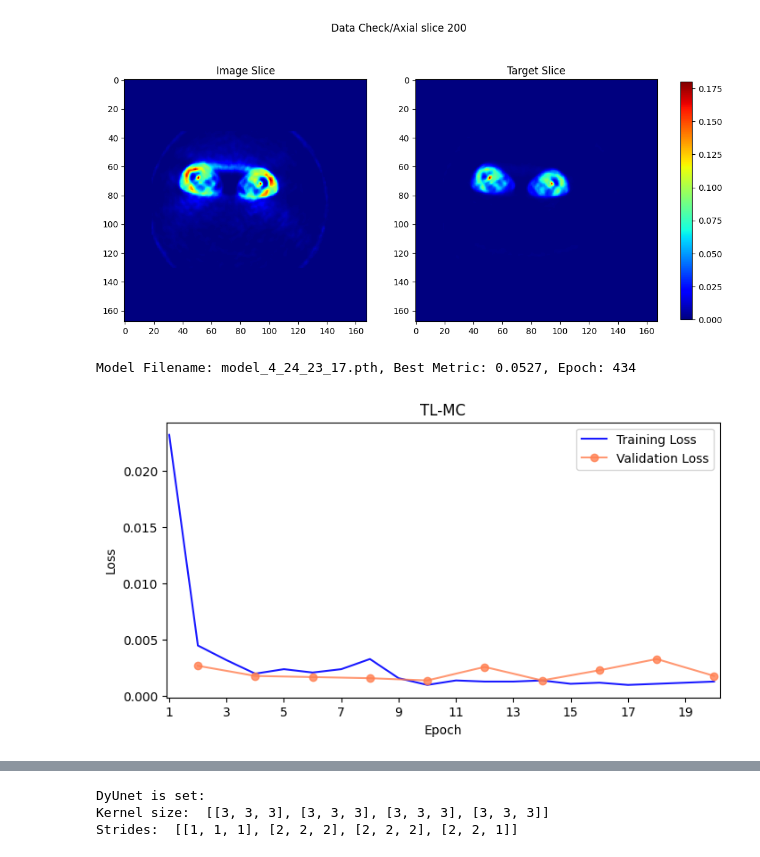
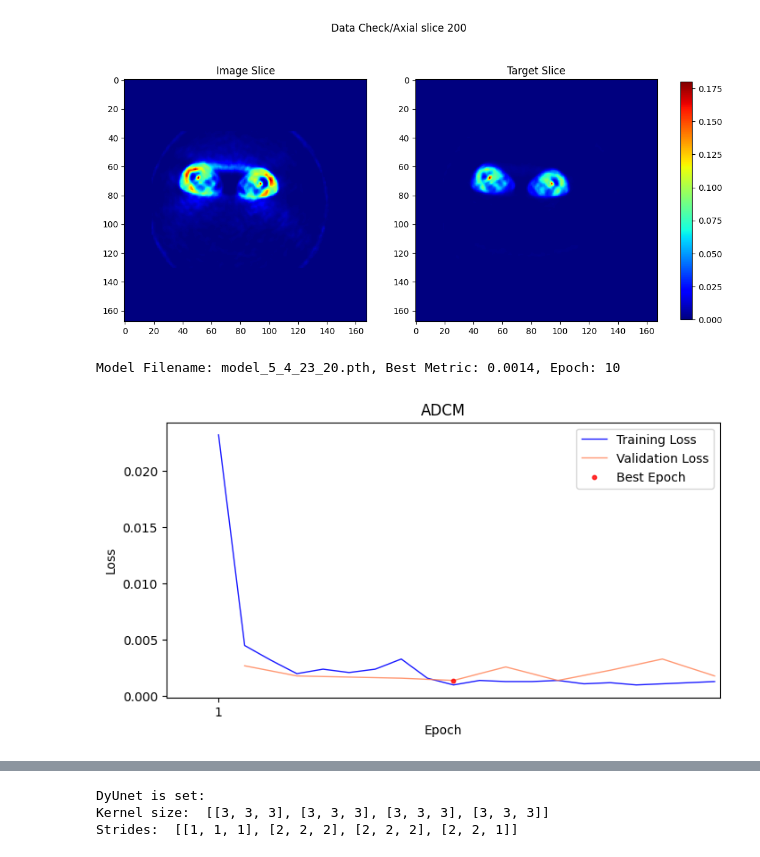
Before and after one commit to s-shahpouri/DL_PET, a Jupyter notebook: Inference_Dyunet.ipynb, the cells around one changed output, grey strips where cells are left out. Saved outputs shown, nothing was run; the diff lists cells and outputs as text; code cells hidden in the pictures.

```diff
--- a/Inference_Dyunet.ipynb
+++ b/Inference_Dyunet.ipynb
@@ -108,17 +108,17 @@ log_filename = 'log_3_27_8_47.txt' # Tuned for fdg
 log_filename = 'log_4_17_16_3.txt'
 log_filename = 'log_4_17_19_29.txt' # Ga, new structure. editesh kardam payini ro ezaf kardam behesh.
 # log_filename = 'log_4_23_21_47.txt' # Edameye log_4_17_19_29
-
+# log_filename = 'log_4_26_21_24.txt' # adcm norm 50
 # log_filename = 'log_5_3_15_18.txt' # Tuned for fdg lr = 0.00001
 # log_filename = 'log_5_4_7_19.txt' # Tuned for fdg lr = 0.0001
 # log_filename = 'log_5_4_19_58.txt' # Tuned for fdg lr = 0.001
-# log_filename = 'log_5_4.txt' # Tuned for fdg lr = 0.001 khodam save kardam ta epoch 20
+log_filename = 'log_5_4.txt' # Tuned for fdg lr = 0.001 khodam save kardam ta epoch 20
 
 log_filepath = log_dir + '/'+ log_filename
 bestmodel_filename, best_metric, best_epoch = find_last_saved_model(log_filepath)
 print(f"Model Filename: {bestmodel_filename}, Best Metric: {best_metric}, Epoch: {best_epoch}")
 # %% [output]
-Model Filename: model_4_24_23_17.pth, Best Metric: 0.0527, Epoch: 434
+Model Filename: model_5_4_23_20.pth, Best Metric: 0.0014, Epoch: 10
 # %%
 # bestmodel_filename =  'model_4_2_0_41.pth'
 
@@ -127,35 +127,38 @@ Model Filename: model_4_24_23_17.pth, Best Metric: 0.0527, Epoch: 434
 # %%
 import matplotlib.pyplot as plt
 import numpy as np
 
 
 
 train_losses, val_losses = parse_loss_values(log_filepath)
 
 max_epochs = len(train_losses)
 start_epoch = 1  # Can be set to any valid epoch number, including 1
 val_interval = 2  # Update this if your validation interval is different
 
 # Ensure start_epoch is within the range of available data
 start_epoch = max(1, min(start_epoch, max_epochs))
 
 # Create arrays for epoch numbers
 epochs = np.arange(1, max_epochs + 1)
 val_epochs = np.arange(2, max_epochs + 1, val_interval)
 
 # Plotting
 plt.figure(figsize=(8,4))
-plt.plot(epochs, train_losses, label='Training Loss', color='blue', alpha=0.9)
-plt.plot(val_epochs, [val for val in val_losses if not np.isnan(val)], 'o-', label='Validation Loss', color='coral', alpha=0.8)
+plt.plot(epochs, train_losses, label='Training Loss', color='blue', alpha=0.9, linewidth=1)
+plt.plot(val_epochs, [val for val in val_losses if not np.isnan(val)], label='Validation Loss', color='coral', alpha=0.8, linewidth=1)
+
+best_val_loss = val_losses[best_epoch // val_interval - 1]  # Example best validation loss
+plt.scatter(best_epoch, best_val_loss, color='red', s=10, label='Best Epoch', zorder=5, alpha = 0.8)
 
 plt.xlabel('Epoch')
 plt.ylabel('Loss')
-plt.title('TL-MC')
+plt.title('ADCM')
 plt.legend()
-plt.xlim(0.9, 20.2)
-plt.xticks(np.arange(1, max_epochs+1, 2))  # Show every epoch
+plt.xlim(-1, 20.2)
+plt.xticks(np.arange(1, max_epochs+1, 100))  # Show every epoch
 # plt.grid(True)
 
 plt.show()
 # %% [output]
-[figure, old version]
+[figure, new version]
```
Also changed, not shown: parts of 2 cells of this notebook, 2 other files.
